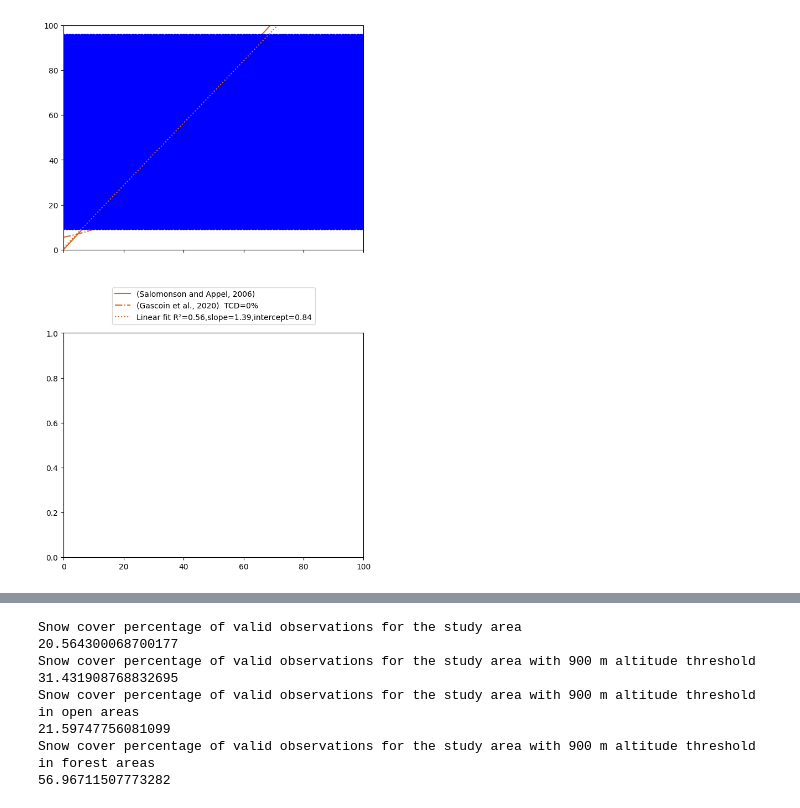
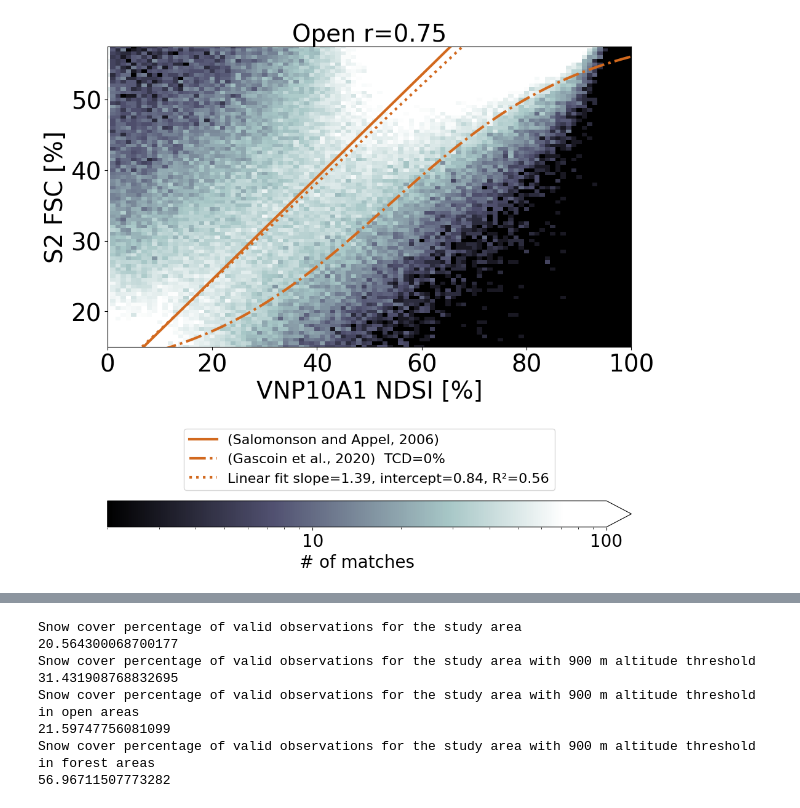
Before and after one commit to nicolaimpe/viirsnow, a Jupyter notebook: notebooks/article_illustrations.ipynb, the cells around one changed output, grey strips where cells are left out. Drawn from its saved outputs; the diff is of its cells as text; code cells hidden in the pictures.

```diff
--- a/notebooks/article_illustrations.ipynb
+++ b/notebooks/article_illustrations.ipynb
@@ -114,21 +250,20 @@ fig.savefig('/home/imperatoren/work/VIIRS_S2_comparison/article/aspect_sza.png',
 # %%
-
 ### NDSI-FSC regression
 from matplotlib import cm, colors
 from matplotlib.axes import Axes
 from matplotlib.figure import Figure
 import numpy as np
 from fractional_snow_cover import gascoin, salomonson_appel
+
 # from postprocess.scatter_plot import fancy_scatter_plot
 import xarray as xr
 import matplotlib.pyplot as plt
 from scipy.ndimage import gaussian_filter
 from scipy.stats import pearsonr
 from postprocess.scatter_plot import compute_correlation_coefficient_from_weights, fancy_scatter_plot_with_fit, fit_regression
+
 analysis_type = "scatter"
-analysis_folder = (
-    "/home/imperatoren/work/VIIRS_S2_comparison/viirsnow/output_folder/version_8/analyses/"
-)
+analysis_folder = "/home/imperatoren/work/VIIRS_S2_comparison/viirsnow/output_folder/version_8/analyses/"
 
 nasa_l3_snpp_metrics_ds = xr.open_dataset(
     f"{analysis_folder}/{analysis_type}/{analysis_type}_WY_2023_2024_nasa_l3_snpp_vs_S2_theia.nc"
@@ -136,7 +271,8 @@ nasa_l3_snpp_metrics_ds = xr.open_dataset(
 
 
 plt.subplots_adjust(bottom=0.18)
-fig, ax = plt.subplots(2,1, figsize=(6, 10), sharex=True, layout="constrained")
+fig, ax = plt.subplots(figsize=(10, 9), sharex=True, layout="constrained")
+
 
 def fancy_scatter_plot_with_fit(
     data_to_plt: xr.DataArray,
@@ -160,85 +296,83 @@ def fancy_scatter_plot_with_fit(
     coeff_slope = 1 / coeff_slope_ndsi
     intercept = -intercept_ndsi
     distr_min, distr_max = np.quantile(data_smooth, 0.20), np.quantile(data_smooth, 0.90)
-    # scatter_plot = ax.pcolormesh(
-    #     data_to_plt.coords["x"].values,
-    #     data_to_plt.coords["y"].values,
-    #     data_smooth,
-    #     norm=colors.LogNorm(vmin=distr_min if distr_min > 0 else 1, vmax=distr_max, clip=True),
-    #     cmap=cm.bone,
-    # )
-    xx, yy = np.meshgrid(data_to_plt.coords["x"].values, data_to_plt.coords["y"].values)
-    # print(xx.flatten())
-    scatter_plot = ax.plot(
-        xx,
-        yy,
-        'bo',
-        markersize=data_to_plt,
-        # norm=colors.LogNorm(vmin=distr_min if distr_min > 0 else 1, vmax=distr_max, clip=True),
-        # cmap=cm.bone,
+    scatter_plot = ax.pcolormesh(
+        data_to_plt.coords["x"].values,
+        data_to_plt.coords["y"].values,
+        data_smooth,
+        norm=colors.LogNorm(vmin=distr_min if distr_min > 0 else 1, vmax=distr_max, clip=True),
+        cmap=cm.bone,
     )
+
     regression_x_axis = np.arange(0, 100)
     ax.plot(
         regression_x_axis,
         regression_x_axis * coeff_slope + intercept,
         ":",
-        lw=1.5,
+        lw=3,
         color="chocolate",
-        label=f"Linear fit R²={score:.2f},slope={float(coeff_slope):.2f},intercept={float(intercept):.2f}",
+        label=f"Linear fit slope={float(coeff_slope):.2f}, intercept={float(intercept):.2f}, R²={score:.2f}",
     )
     # ax.plot(regression_x_axis, regression_x_axis, color="k", linewidth=0.5, label="y=x")
     ax.grid(False)
-    ax.legend(loc="lower center", bbox_to_anchor=(0.5, -0.35), draggable=True)
+    ax.legend(loc="lower center", bbox_to_anchor=(0.5, -0.5), draggable=True, fontsize=16)
     ax.set_ylim(0, 100)
     ax.set_xlim(0, 100)
 
-    cbar = figure.colorbar(scatter_plot, extend="max")
+    cbar = figure.colorbar(scatter_plot, extend="max", location="bottom")
     cbar_ticks = np.array([1e1, 1e2])
     cbar_labels = [f"{tick:n}" for tick in cbar_ticks]
     cbar.set_ticks(cbar_ticks, labels=cbar_labels)
+    cbar.ax.set_xlabel("# of matches", fontsize=20, loc="center")
     return scatter_plot
 
-FOREST_TITLE = {'no_forest': 'Open', 'forest': 'Forest'}
-for i, fore in enumerate(["no_forest", "forest"]):
 
+FOREST_TITLE = {
+    "no_forest": "Open",
+    "forest": "Forest",
+}
+for i, fore in enumerate(["no_forest"]):
     n_min = 0
     # fig.suptitle("VNP10A1 NDSI_Snow_Cover vs Reference FSC (Sentinel-2)", fontsize=14)
     reduced = (
         nasa_l3_snpp_metrics_ds.sel(
             forest_mask_bins=[fore],
-            ref_bins=slice(10,95),
-            test_bins=slice(0,100),
+            ref_bins=slice(10, 95),
+            test_bins=slice(0, 100),
         )
         .sum(dim=("forest_mask_bins", "time", "altitude_bins"))
         .data_vars["n_occurrences"]
     )
 
     xax = reduced.test_bins.values
-    f_veg=0 if fore=="no_forest" else 0.5
+    f_veg = 0 if fore == "no_forest" else 0.5
     fit_g = gascoin(xax * 0.01, f_veg=f_veg) * 100
 
-    ax[i].plot(xax, salomonson_appel(xax), color="chocolate", linewidth=1.5, label="(Salomonson and Appel, 2006)")
-    ax[i].plot(xax, fit_g,"-.",color="chocolate", linewidth=1.5, label=f"(Gascoin et al., 2020)  TCD={int(f_veg*100)}%")
+    ax.plot(xax, salomonson_appel(xax), color="chocolate", linewidth=3, label="(Salomonson and Appel, 2006)")
+    ax.plot(xax, fit_g, "-.", color="chocolate", linewidth=3, label=f"(Gascoin et al., 2020)  TCD={int(f_veg * 100)}%")
 
     scatter_plot = fancy_scatter_plot_with_fit(
         data_to_plt=reduced.rename({"ref_bins": "y", "test_bins": "x"}),
-        ax=ax[i],
+        ax=ax,
         figure=fig,
         smoothing_window_size=None,
     )
-
+/home/imperatoren/work/VIIRS_S2_comparison/viirsnow/output_folder/version_8_sensor_zenith/analyses/confusion_table
     pcc = compute_correlation_coefficient_from_weights(reduced.rename({"ref_bins": "y", "test_bins": "x"}))
     # ax[i].set_title(PRODUCT_PLOT_NAMES[k])
-    ax[i].set_ylabel("S2 FSC [%]")
-    ax[i].set_xlabel("VNP10A1 NDSI [%]")
-    ax[i].set_title(f"{FOREST_TITLE[fore]} r={pcc:.2f}", fontsize=12)
-    # ax[i].set_title(f"{FOREST_TITLE[fore]} R={pcc:.2f}", fontsize=14)
-    ax[i].set_ylim(10,95)
-    ax[i].set_xlim(0,100)
-    ax[i].set_facecolor('gray')
+    ax.set_ylabel("S2 FSC [%]", fontsize=28)
+    ax.set_xlabel("VNP10A1 NDSI [%]", fontsize=28)
+    ax.set_title(f"{FOREST_TITLE[fore]} r={pcc:.2f}", fontsize=28)
+    # i].set_title(f"{FOREST_TITLE[fore]} R={pcc:.2f}", fontsize=14)
+    ax.set_ylim(10, 95)
+    ax.set_xlim(0, 100)
+    ax.set_xticklabels(ax.get_xticklabels(), fontsize=28)
+    ax.set_yticklabels(ax.get_yticklabels(), fontsize=28)
+    ax.set_facecolor("gray")
+
 
 plt.show()
 
 fig.patch.set_alpha(0.0)
-# fig.savefig('/home/imperatoren/work/VIIRS_S2_comparison/article/scatter_plot_vert.png', format='png',bbox_inches='tight')
+fig.savefig("/home/imperatoren/work/conferences/snowhydro/poster/scatter_plot_vert.png", format="png", bbox_inches="tight")
 # %% [output]
@@ -247,4 +380,4 @@ ValueError: Unable to determine Axes to steal space for Colorbar. Either provide
-[figure, old version]
+[figure, new version]
 # %%
 from matplotlib import patches, ticker
 from postprocess.error_distribution import postprocess_uncertainty_analysis
```
Also changed, not shown: parts of 24 cells of this notebook, 8 other files.
